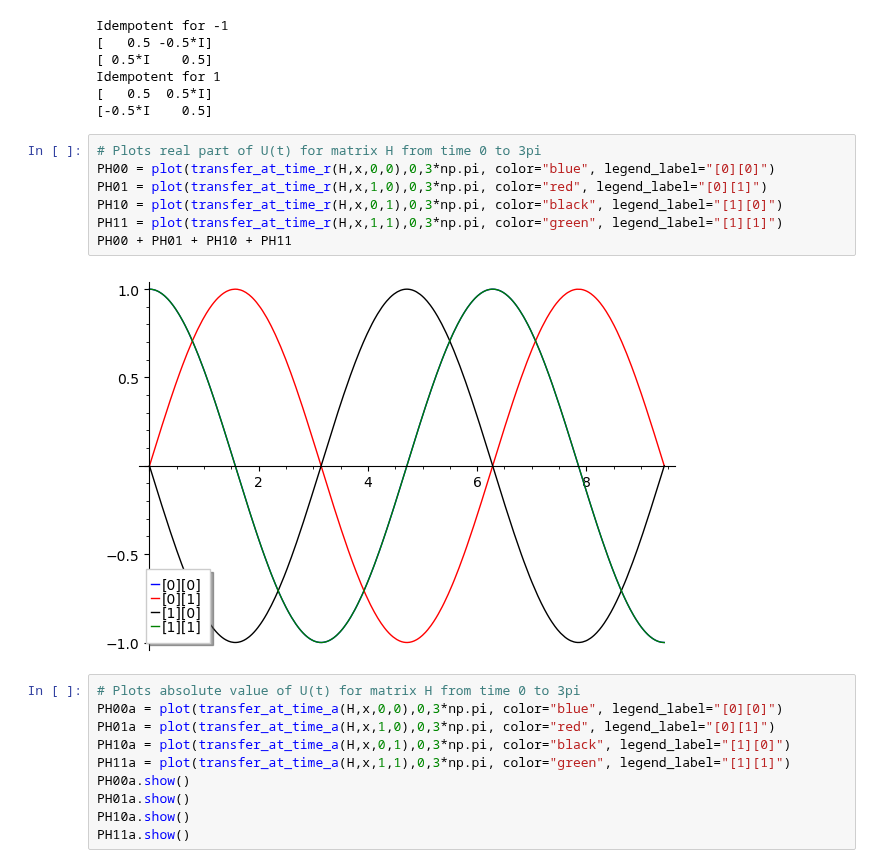
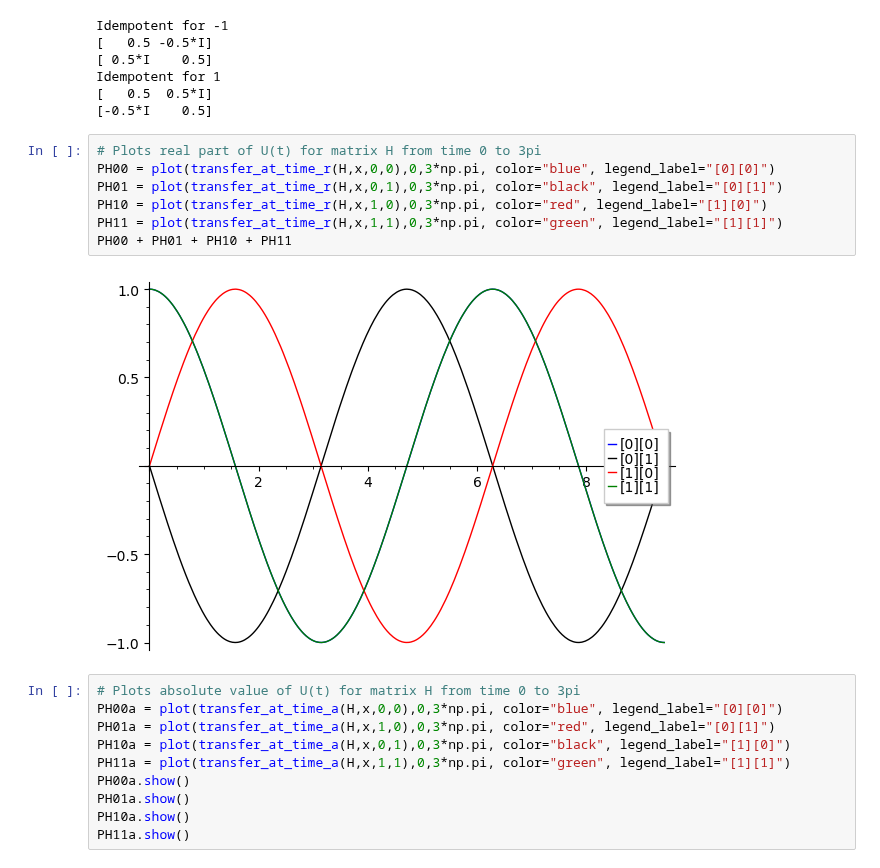
Before and after one commit to EmilyMWright/FUSRP-2021-Quantum-Walks, a Jupyter notebook: Idempotents_of_Adjancency_Matrix.ipynb, the cells around one changed output. Saved outputs shown, nothing was run; the diff lists cells and outputs as text.

Commit message:
Fixes graph labelling mistake

```diff
--- a/Idempotents_of_Adjancency_Matrix.ipynb
+++ b/Idempotents_of_Adjancency_Matrix.ipynb
@@ -249,12 +249,12 @@ Idempotent for 1
 # %%
 # Plots real part of U(t) for matrix H from time 0 to 3pi
 PH00 = plot(transfer_at_time_r(H,x,0,0),0,3*np.pi, color="blue", legend_label="[0][0]")
-PH01 = plot(transfer_at_time_r(H,x,1,0),0,3*np.pi, color="red", legend_label="[0][1]")
-PH10 = plot(transfer_at_time_r(H,x,0,1),0,3*np.pi, color="black", legend_label="[1][0]")
+PH01 = plot(transfer_at_time_r(H,x,0,1),0,3*np.pi, color="black", legend_label="[0][1]")
+PH10 = plot(transfer_at_time_r(H,x,1,0),0,3*np.pi, color="red", legend_label="[1][0]")
 PH11 = plot(transfer_at_time_r(H,x,1,1),0,3*np.pi, color="green", legend_label="[1][1]")
 PH00 + PH01 + PH10 + PH11
 # %% [output]
-[figure, old version]
+[figure, new version]
 # %%
 # Plots absolute value of U(t) for matrix H from time 0 to 3pi
 PH00a = plot(transfer_at_time_a(H,x,0,0),0,3*np.pi, color="blue", legend_label="[0][0]")
```
Also changed, not shown: parts of 1 cell of this notebook.
